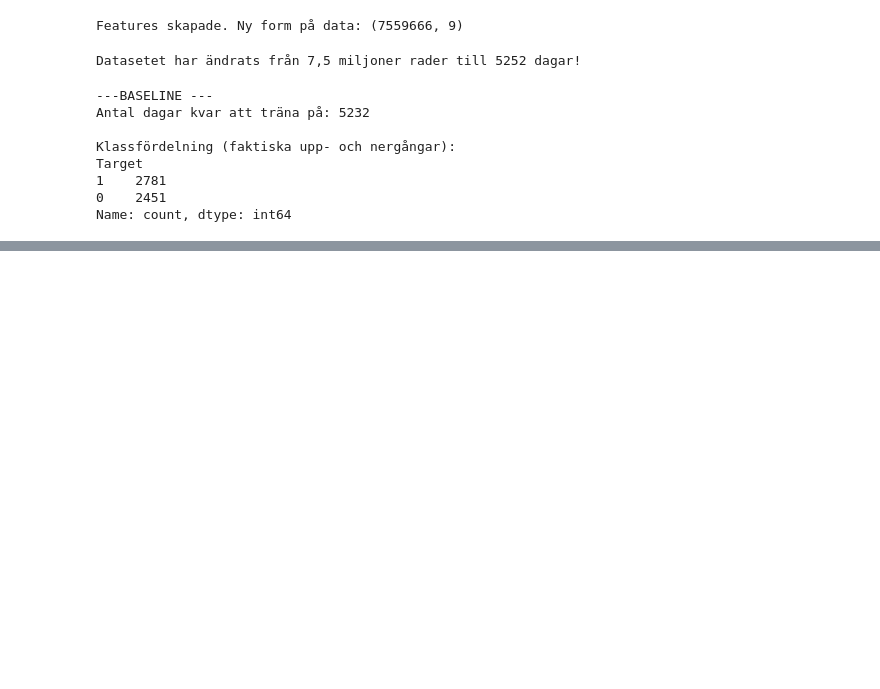
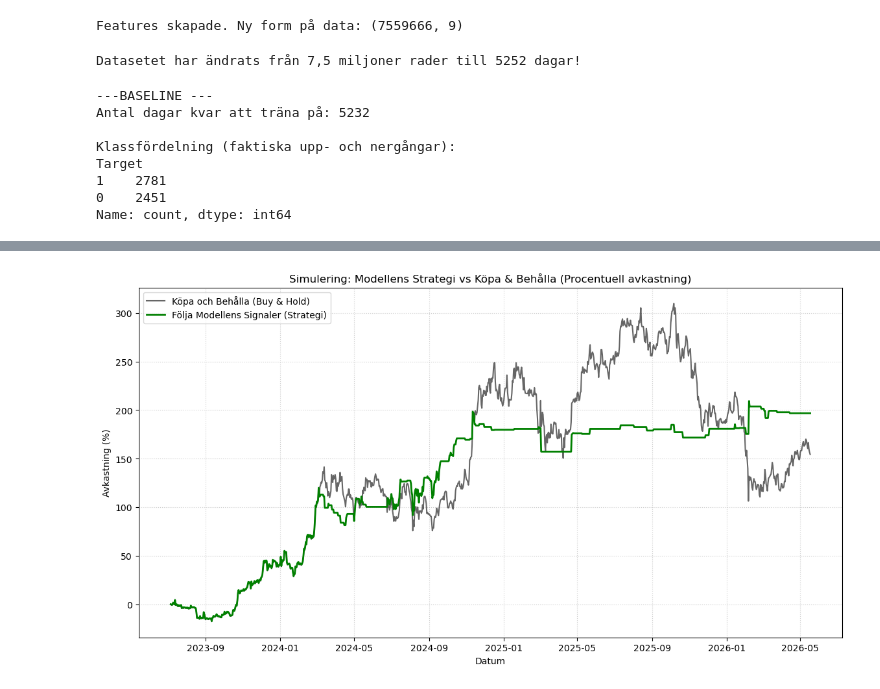
Before and after one commit to willelol04/bitcoin-predictor, a Jupyter notebook: new main.ipynb, the cells around one changed output, grey strips where cells are left out. Saved outputs shown, nothing was run; the diff lists cells and outputs as text; code cells hidden in the pictures; blank space fills up the shorter version.

```diff
--- a/new main.ipynb
+++ b/new main.ipynb
@@ -251,30 +290,37 @@ plt.show()
 # %%
-# Skapa en kopia av test-datan för att räkna ut avkastning
+import pandas as pd
+import matplotlib.pyplot as plt
+
+# 1. Skapa en kopia av test-datan för att räkna ut avkastning
 strategy_df = pd.DataFrame(index=y_test.index)
 strategy_df['Market_Return'] = X_test['Return_1d']
-strategy_df['Predicted_Signal'] = y_pred
 
-# Om modellen gissar 1 får vi marknadens avkastning nästa dag.
+# RÄTTAD RAD: Vi använder y_pred_custom från din nya balanserade modell!
+strategy_df['Predicted_Signal'] = y_pred_custom
+
+# 2. Om modellen gissar 1 får vi marknadens avkastning nästa dag.
 # Vi skiftar signalen med 1 eftersom vi agerar på signalen inför NÄSTA dag.
 strategy_df['Strategy_Return'] = strategy_df['Market_Return'] * strategy_df['Predicted_Signal'].shift(1)
 
 # Fyll i första raden som annars blir NaN
 strategy_df.fillna(0, inplace=True)
 
-# Beräkna kumulativ avkastning (procentuell utveckling över tid)
+# 3. Beräkna kumulativ avkastning (procentuell utveckling över tid)
 cum_market = (1 + strategy_df['Market_Return']).cumprod() - 1
 cum_strategy = (1 + strategy_df['Strategy_Return']).cumprod() - 1
 
-# Plotta resultatet
+# 4. Plotta resultatet
 plt.figure(figsize=(14, 7))
 plt.plot(cum_market.index, cum_market * 100, label='Köpa och Behålla (Buy & Hold)', color='black', alpha=0.6)
 plt.plot(cum_strategy.index, cum_strategy * 100, label='Följa Modellens Signaler (Strategi)', color='green', linewidth=2)
 plt.title('Simulering: Modellens Strategi vs Köpa & Behålla (Procentuell avkastning)')
 plt.xlabel('Datum')
 plt.ylabel('Avkastning (%)')
 plt.legend()
 plt.grid(True, linestyle=':', alpha=0.6)
 plt.show()
+# %% [output]
+[figure, added]
 # %%
 from sklearn.metrics import classification_report
 
```
Also changed, not shown: parts of 7 cells of this notebook.
